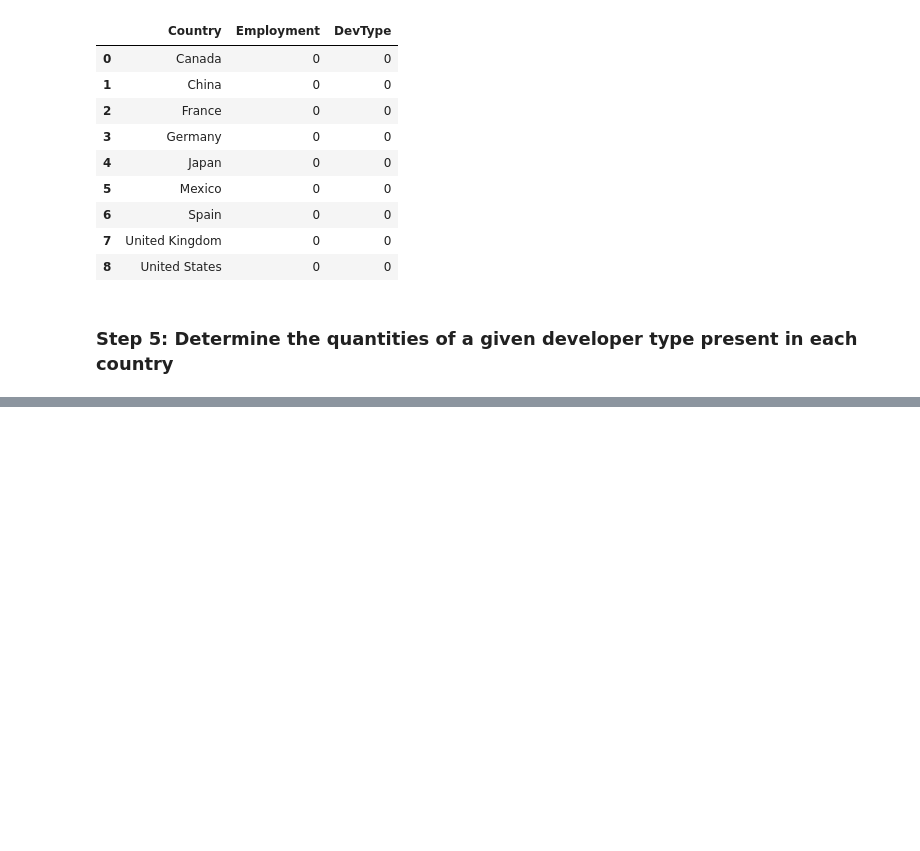
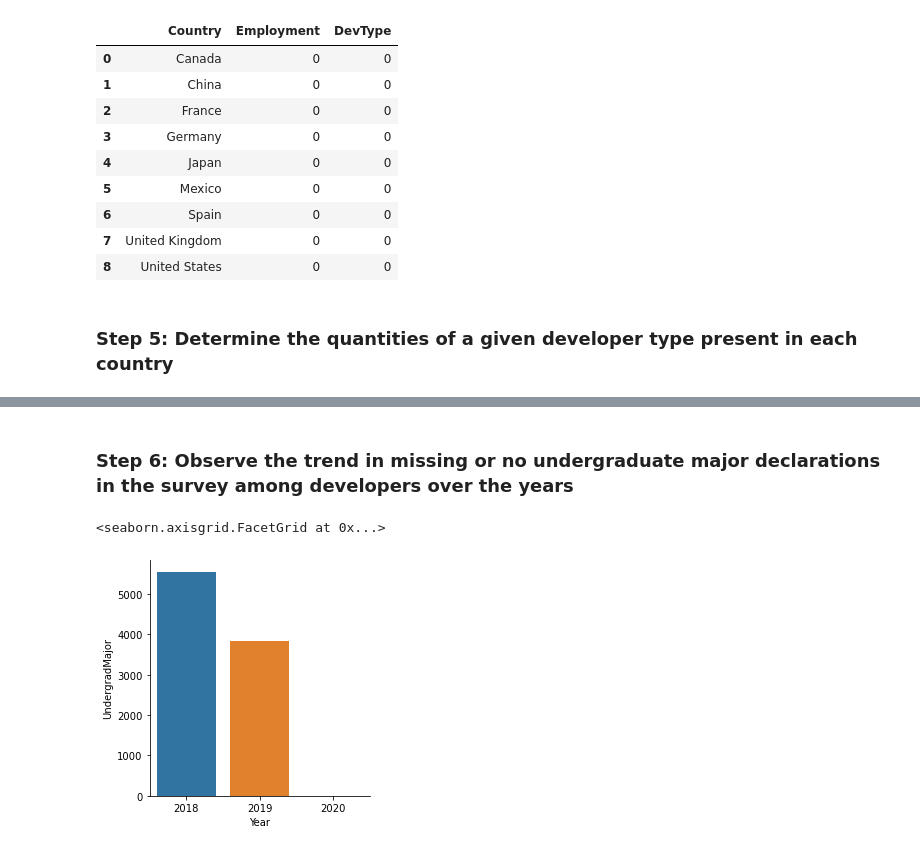
Before and after one commit to roberthallds/stack-overflow-data-cleaning, a Jupyter notebook: project.ipynb, the cells around one changed output, grey strips where cells are left out. Cells and saved outputs as stored; diff of their text form; code cells hidden in the pictures; blank space fills up the shorter version.

```diff
--- a/project.ipynb
+++ b/project.ipynb
@@ -231,0 +245,14 @@ dev_data.loc[dev_data['DevType'].str.contains('administrator'), 'Admin'] = True
+# %% [markdown]
+### Step 6: Observe the trend in missing or no undergraduate major declarations in the survey among developers over the years
+# %%
+# analyze the amount of missing data for the Undergraduate Major (UndergradMajor)
+# column for each year surveyed.
+no_undergraduate = data['UndergradMajor'].isnull().groupby(data['Year']).sum().reset_index()
+sns.catplot(x='Year',
+            y='UndergradMajor',
+            data=no_undergraduate,
+            kind='bar',
+            height=4, aspect=1)
+# %% [output]
+<seaborn.axisgrid.FacetGrid at 0x...>
+[figure, added]
```
Also changed, not shown: parts of 2 cells of this notebook.
